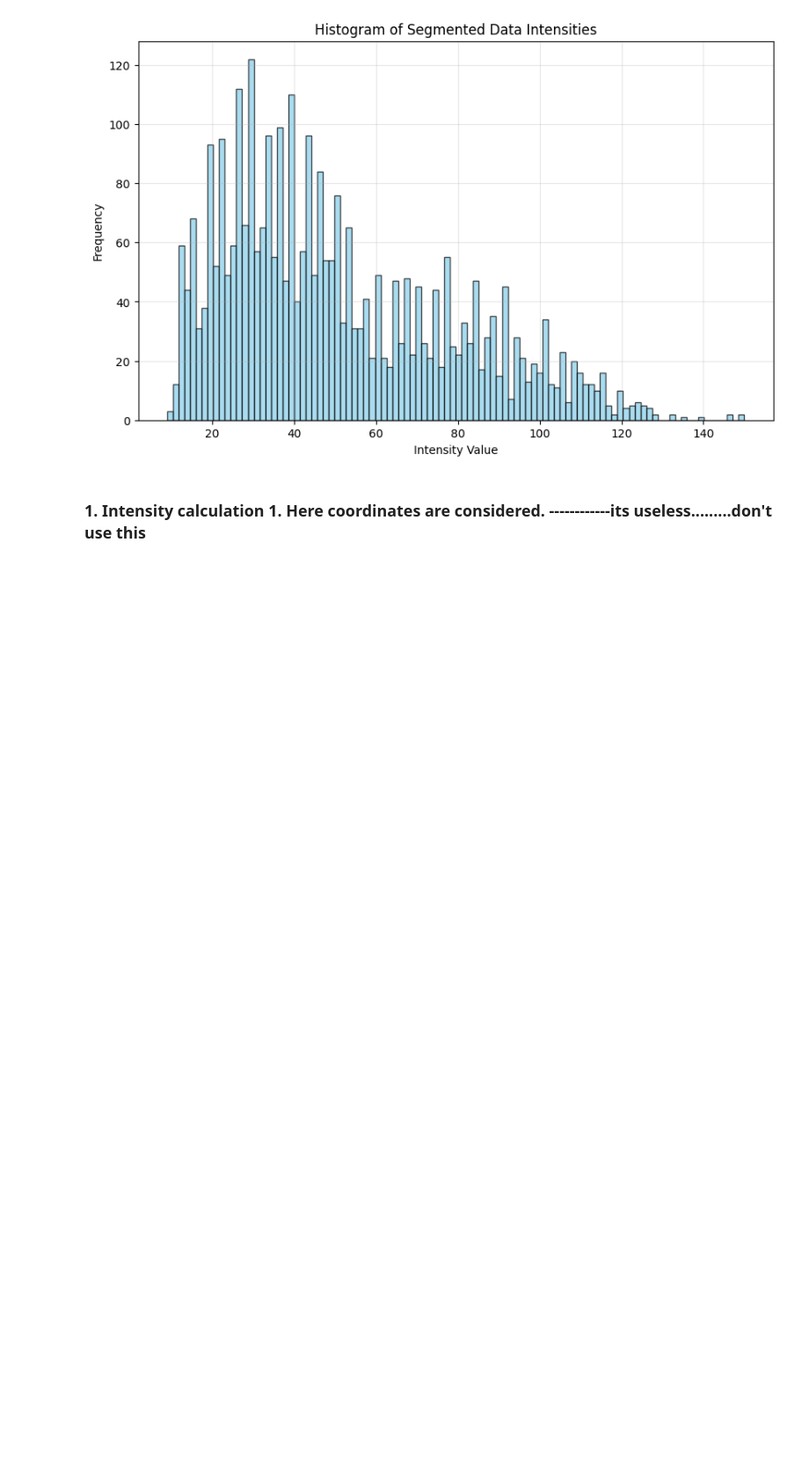
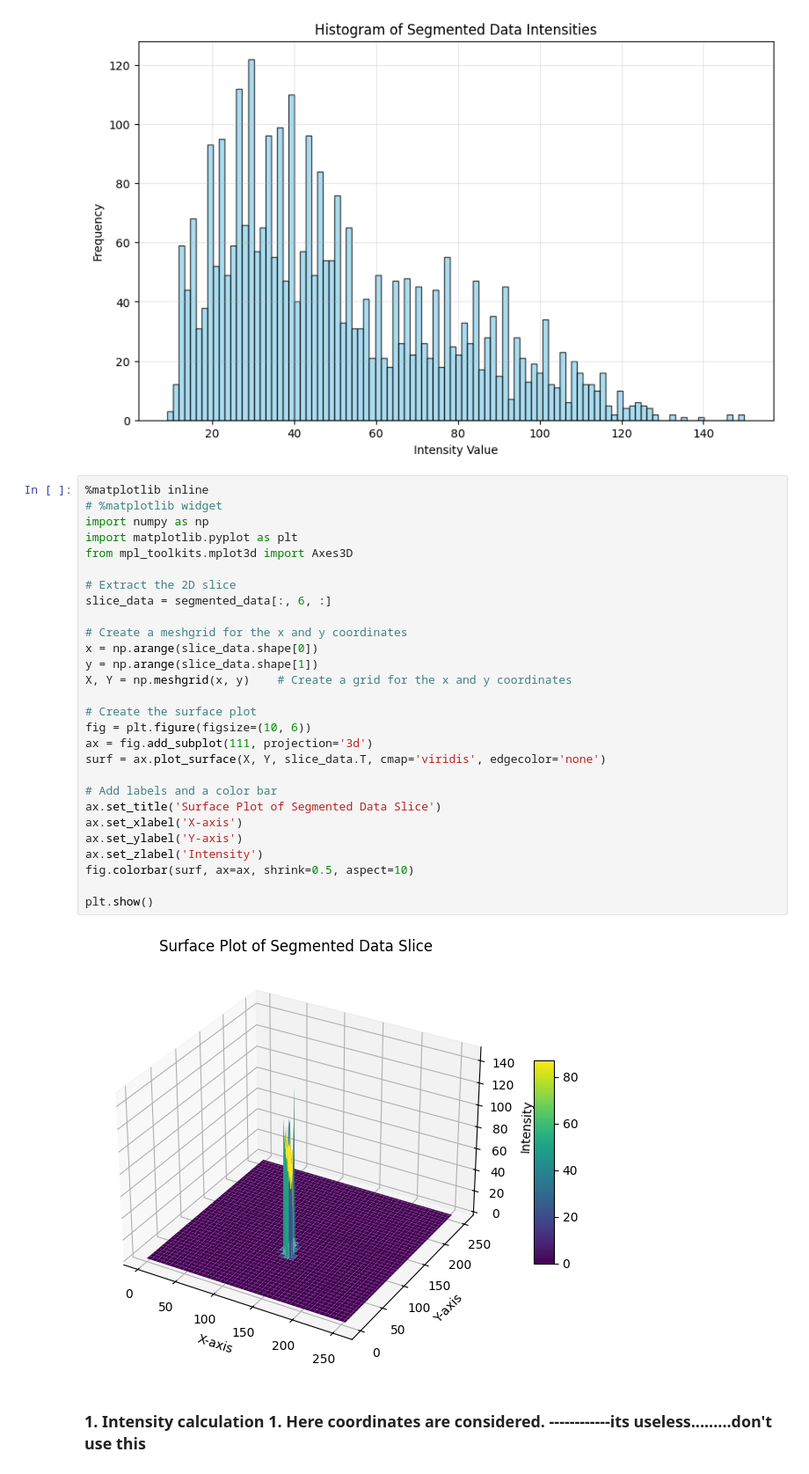
Before and after one commit to prabal5ghosh/Inria_Medical_Imageing_Internship_prabal, a Jupyter notebook: segmented_pixels_intensity.ipynb, the cells around one changed output. Shown at 88% size. Saved outputs shown, nothing was run; the diff lists cells and outputs as text; blank space fills up the shorter version.

```diff
--- a/segmented_pixels_intensity.ipynb
+++ b/segmented_pixels_intensity.ipynb
@@ -164,6 +164,36 @@ plt.grid(True, alpha=0.3)
 plt.show()
 # %% [output]
 [figure]
+# %%
+%matplotlib inline
+# %matplotlib widget
+import numpy as np
+import matplotlib.pyplot as plt
+from mpl_toolkits.mplot3d import Axes3D
+
+# Extract the 2D slice
+slice_data = segmented_data[:, 6, :]
+
+# Create a meshgrid for the x and y coordinates
+x = np.arange(slice_data.shape[0])
+y = np.arange(slice_data.shape[1])
+X, Y = np.meshgrid(x, y)    # Create a grid for the x and y coordinates
+
+# Create the surface plot
+fig = plt.figure(figsize=(10, 6))
+ax = fig.add_subplot(111, projection='3d')
+surf = ax.plot_surface(X, Y, slice_data.T, cmap='viridis', edgecolor='none')
+
+# Add labels and a color bar
+ax.set_title('Surface Plot of Segmented Data Slice')
+ax.set_xlabel('X-axis')
+ax.set_ylabel('Y-axis')
+ax.set_zlabel('Intensity')
+fig.colorbar(surf, ax=ax, shrink=0.5, aspect=10)
+
+plt.show()
+# %% [output]
+[figure, added]
 # %% [markdown]
 ### 1. Intensity calculation 1.  Here coordinates are considered. ------------its useless.........don't use this
 # %%
```
Also changed, not shown: parts of 2 cells of this notebook.
